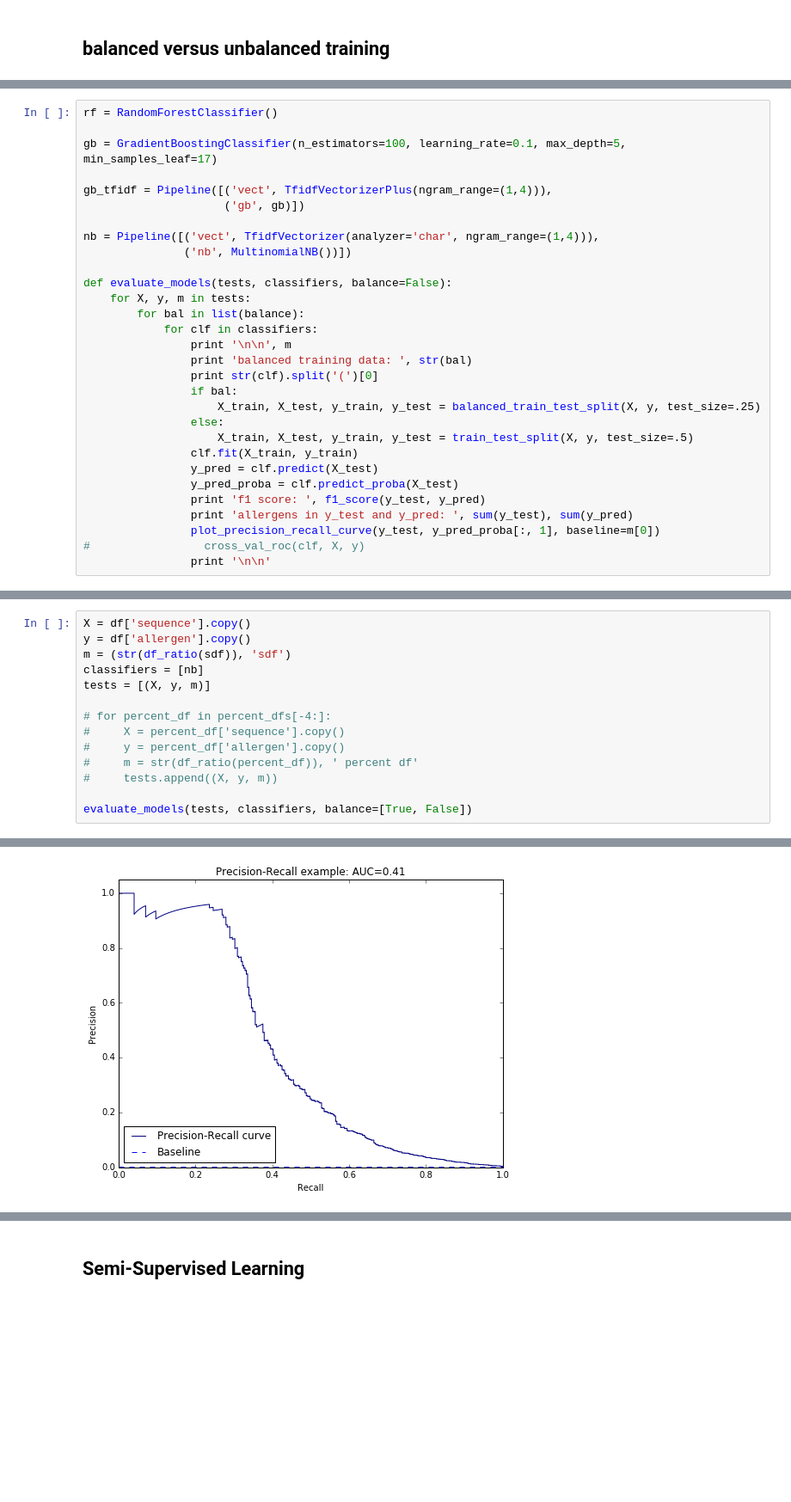
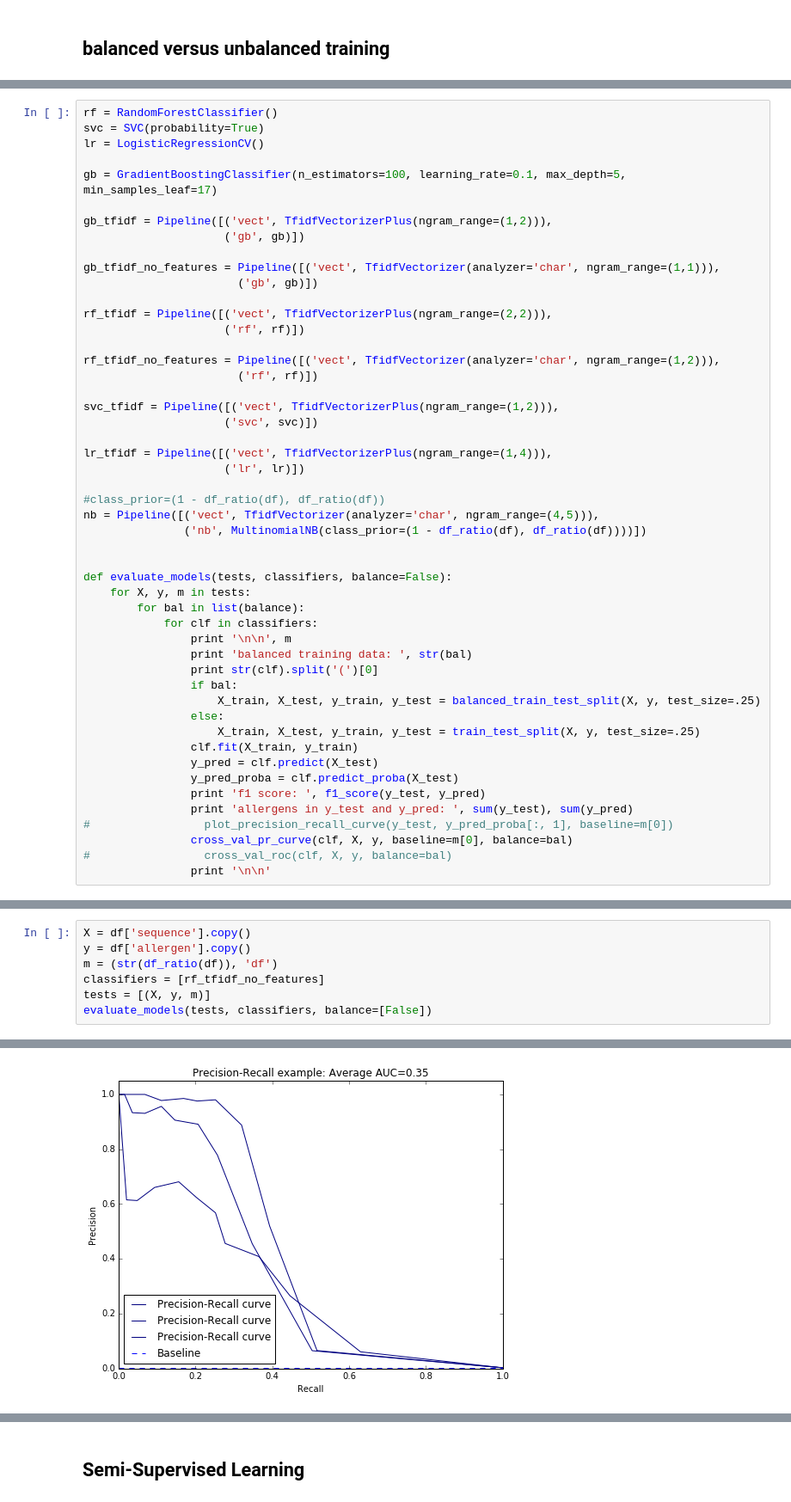
Before and after one commit to JaredJacobsen/capstone_project, a Jupyter notebook: allergen_modelling.ipynb, the cells around one changed output, grey strips where cells are left out. Shown: that part at 86% size. Drawn from its saved outputs; the diff is of its cells as text; blank space fills up the shorter version.

Commit message:
model evaluation

```diff
--- a/allergen_modelling.ipynb
+++ b/allergen_modelling.ipynb
@@ -183,13 +210,32 @@ class TfidfVectorizerPlus:
 # %%
 rf = RandomForestClassifier()
+svc = SVC(probability=True)
+lr = LogisticRegressionCV()
 
 gb = GradientBoostingClassifier(n_estimators=100, learning_rate=0.1, max_depth=5, min_samples_leaf=17)
 
-gb_tfidf = Pipeline([('vect', TfidfVectorizerPlus(ngram_range=(1,4))),
+gb_tfidf = Pipeline([('vect', TfidfVectorizerPlus(ngram_range=(1,2))),
                      ('gb', gb)])
 
-nb = Pipeline([('vect', TfidfVectorizer(analyzer='char', ngram_range=(1,4))),
-               ('nb', MultinomialNB())])
+gb_tfidf_no_features = Pipeline([('vect', TfidfVectorizer(analyzer='char', ngram_range=(1,1))),
+                       ('gb', gb)])
+
+rf_tfidf = Pipeline([('vect', TfidfVectorizerPlus(ngram_range=(2,2))),
+                     ('rf', rf)])
+
+rf_tfidf_no_features = Pipeline([('vect', TfidfVectorizer(analyzer='char', ngram_range=(1,2))),
+                       ('rf', rf)])
+
+svc_tfidf = Pipeline([('vect', TfidfVectorizerPlus(ngram_range=(1,2))),
+                     ('svc', svc)])
+
+lr_tfidf = Pipeline([('vect', TfidfVectorizerPlus(ngram_range=(1,4))),
+                     ('lr', lr)])
+
+#class_prior=(1 - df_ratio(df), df_ratio(df))
+nb = Pipeline([('vect', TfidfVectorizer(analyzer='char', ngram_range=(4,5))),
+               ('nb', MultinomialNB(class_prior=(1 - df_ratio(df), df_ratio(df))))])
+
 
 def evaluate_models(tests, classifiers, balance=False):
     for X, y, m in tests:
@@ -201,12 +247,13 @@ def evaluate_models(tests, classifiers, balance=False):
                 if bal:
                     X_train, X_test, y_train, y_test = balanced_train_test_split(X, y, test_size=.25)
                 else:
-                    X_train, X_test, y_train, y_test = train_test_split(X, y, test_size=.5)
+                    X_train, X_test, y_train, y_test = train_test_split(X, y, test_size=.25)
                 clf.fit(X_train, y_train)
                 y_pred = clf.predict(X_test)
                 y_pred_proba = clf.predict_proba(X_test)
                 print 'f1 score: ', f1_score(y_test, y_pred)
                 print 'allergens in y_test and y_pred: ', sum(y_test), sum(y_pred)
-                plot_precision_recall_curve(y_test, y_pred_proba[:, 1], baseline=m[0])
-#                 cross_val_roc(clf, X, y)
+#                 plot_precision_recall_curve(y_test, y_pred_proba[:, 1], baseline=m[0])
+                cross_val_pr_curve(clf, X, y, baseline=m[0], balance=bal)
+#                 cross_val_roc(clf, X, y, balance=bal)
                 print '\n\n'
@@ -248,15 +310,8 @@ allergens in y_test and y_pred:  572 108
 # %%
 X = df['sequence'].copy()
 y = df['allergen'].copy()
-m = (str(df_ratio(sdf)), 'sdf')
-classifiers = [nb]
+m = (str(df_ratio(df)), 'df')
+classifiers = [rf_tfidf_no_features]
 tests = [(X, y, m)]
-
-# for percent_df in percent_dfs[-4:]:
-#     X = percent_df['sequence'].copy()
-#     y = percent_df['allergen'].copy()
-#     m = str(df_ratio(percent_df)), ' percent df'
-#     tests.append((X, y, m))
-
-evaluate_models(tests, classifiers, balance=[True, False])
+evaluate_models(tests, classifiers, balance=[False])
 # %% [output]
@@ -268,2 +323,2 @@ allergens in y_test and y_pred:  301 1871
 <matplotlib.figure.Figure at 0x...>
-[figure, old version]
+[figure, new version]
```
Also changed, not shown: parts of 29 cells of this notebook, 2 other files.
